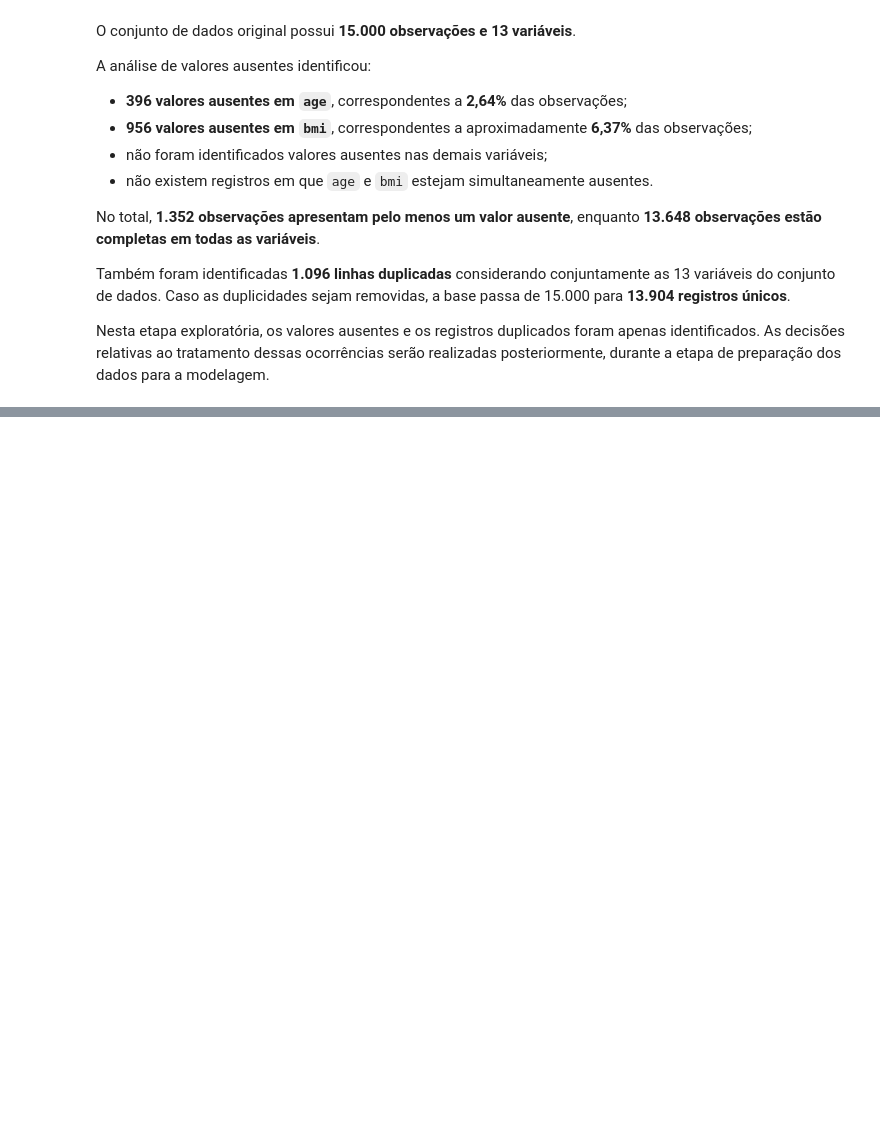
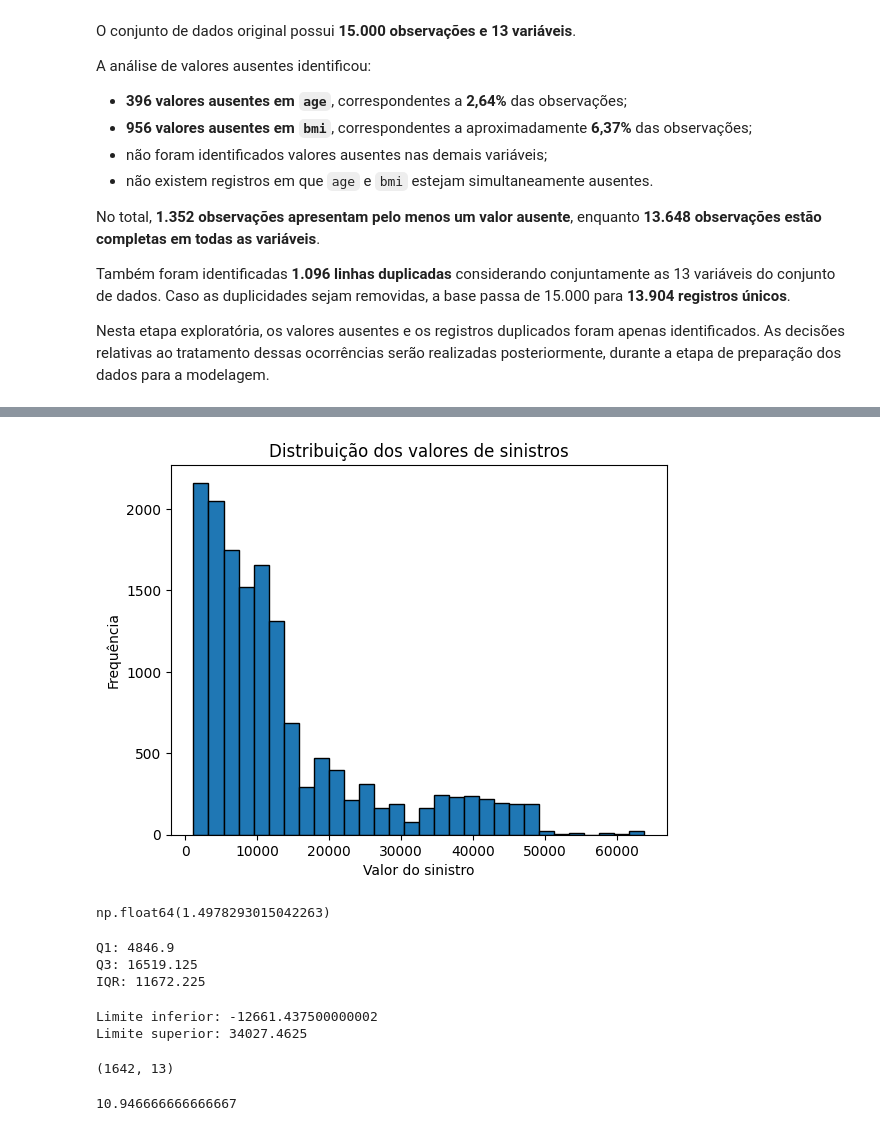
Before and after one commit to DalpesCS50/trab_estagio4_health-insurance-claims-prediction, a Jupyter notebook: notebooks/01_exploracao_inicial_health_insurance.ipynb, the cells around one changed output, grey strips where cells are left out. Saved outputs shown, nothing was run; the diff lists cells and outputs as text; code cells hidden in the pictures; blank space fills up the shorter version.

Commit message:
Adiciona análise exploratória da variável claim e smoker

```diff
--- a/notebooks/01_exploracao_inicial_health_insurance.ipynb
+++ b/notebooks/01_exploracao_inicial_health_insurance.ipynb
@@ -161,0 +379,49 @@ Nesta etapa exploratória, os valores ausentes e os registros duplicados foram a
+# %%
+import matplotlib.pyplot as plt
+
+plt.hist(dados["claim"], bins=30, edgecolor="black")
+plt.xlabel("Valor do sinistro")
+plt.ylabel("Frequência")
+plt.title("Distribuição dos valores de sinistros")
+plt.show()
+# %% [output]
+[figure, added]
+# %%
+dados["claim"].skew()
+# %% [output]
+np.float64(1.4978293015042263)
+# %%
+Q1 = dados["claim"].quantile(0.25)
+Q3 = dados["claim"].quantile(0.75)
+
+IQR = Q3 - Q1
+
+print("Q1:", Q1)
+print("Q3:", Q3)
+print("IQR:", IQR)
+# %% [output]
+Q1: 4846.9
+Q3: 16519.125
+IQR: 11672.225
+# %%
+limite_inferior = Q1 - 1.5 * IQR
+limite_superior = Q3 + 1.5 * IQR
+
+print("Limite inferior:", limite_inferior)
+print("Limite superior:", limite_superior)
+# %% [output]
+Limite inferior: -12661.437500000002
+Limite superior: 34027.4625
+# %%
+outliers_claim = dados[
+    (dados["claim"] < limite_inferior) |
+    (dados["claim"] > limite_superior)
+]
+
+outliers_claim.shape
+# %% [output]
+(1642, 13)
+# %%
+len(outliers_claim) / len(dados) * 100
+# %% [output]
+10.946666666666667
```
Also changed, not shown: parts of 20 cells of this notebook.
